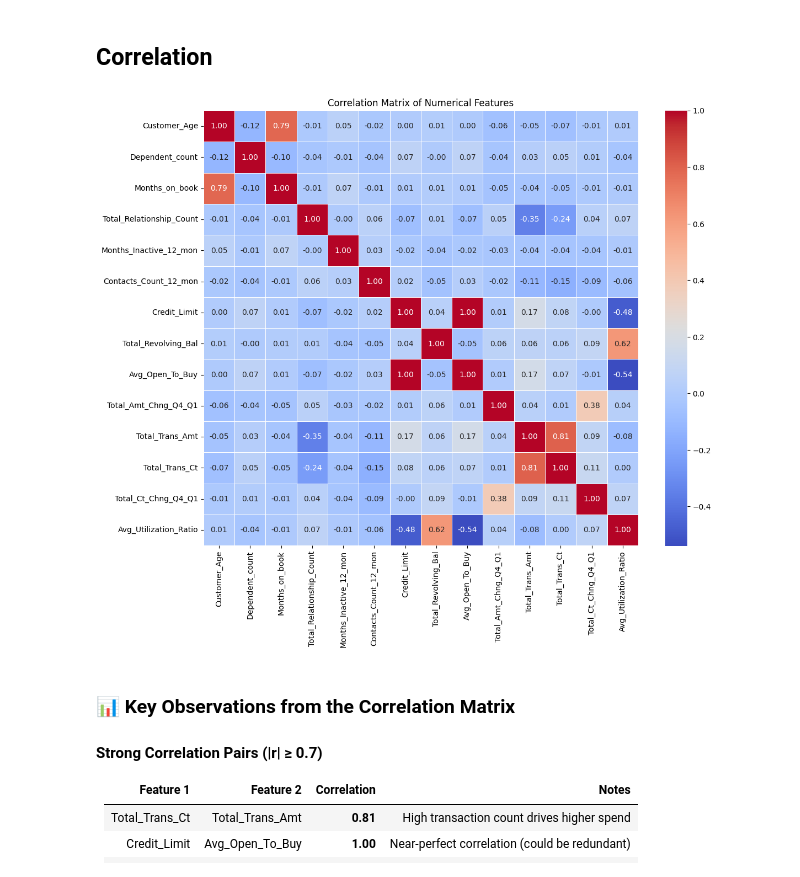
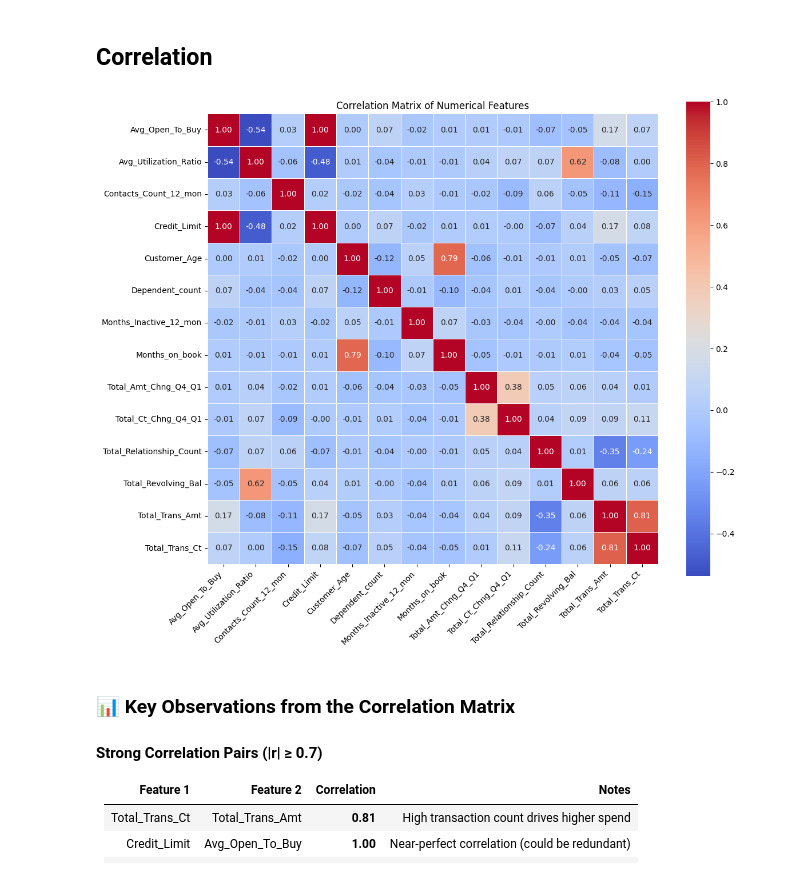
Before and after one commit to DigimonFrankie/Projects, a Jupyter notebook: Predicting Credit Card Customer Churn: A Data-Driven Approach to Retention Strategy/Logistic Regression.ipynb, the cells around one changed output. Cells and saved outputs as stored; diff of their text form; code cells hidden in the pictures.

```diff
--- a/Predicting Credit Card Customer Churn: A Data-Driven Approach to Retention Strategy/Logistic Regression.ipynb
+++ b/Predicting Credit Card Customer Churn: A Data-Driven Approach to Retention Strategy/Logistic Regression.ipynb
@@ -102,0 +261,25 @@ def plot_top_logreg_coefficients(coef_df, top_n=20):
+# %%
+def plot_corr_heat_map(dataframe, figsize=(12, 10), annot=True, rotation=45):
+    data_numerical = dataframe.select_dtypes(include='number')  # Only keep numerical features
+
+    # Compute correlation matrix
+    corr_matrix = data_numerical.corr()
+
+    # Plot heatmap
+    plt.figure(figsize=figsize)
+    ax = sns.heatmap(
+        corr_matrix,
+        annot=annot,
+        fmt=".2f",
+        cmap='coolwarm',
+        square=True,
+        linewidths=0.5,
+        cbar=True
+    )
+    plt.title("Correlation Matrix of Numerical Features")
+
+    # Rotate x and y labels
+    plt.xticks(rotation=rotation, ha='right')
+
+    plt.tight_layout()
+    plt.show()
@@ -413,20 +699,10 @@ plot_bar_and_normalized_bars(data, cat_cols = cat_norm_cols, target_col='Attriti
 # %% [markdown]
 ## Correlation
 # %%
-# Only keep numerical features
-data_numerical = data.select_dtypes(include='number')
-
-# Compute correlation matrix
-corr_matrix = data_numerical.corr()
-
-# Plot heatmap
-plt.figure(figsize=(12, 10))
-sns.heatmap(corr_matrix, annot=True, fmt=".2f", cmap='coolwarm', square=True, linewidths=0.5)
-plt.title("Correlation Matrix of Numerical Features")
-plt.tight_layout()
-plt.show()
+## columns are sorted by name
+plot_corr_heat_map(data.reindex(sorted(data.columns), axis=1), figsize=(12, 10))
 # %% [output]
-[figure, old version]
+[figure, new version]
 # %% [markdown]
 ### 📊 Key Observations from the Correlation Matrix
 
```
Also changed, not shown: parts of 53 cells of this notebook.
